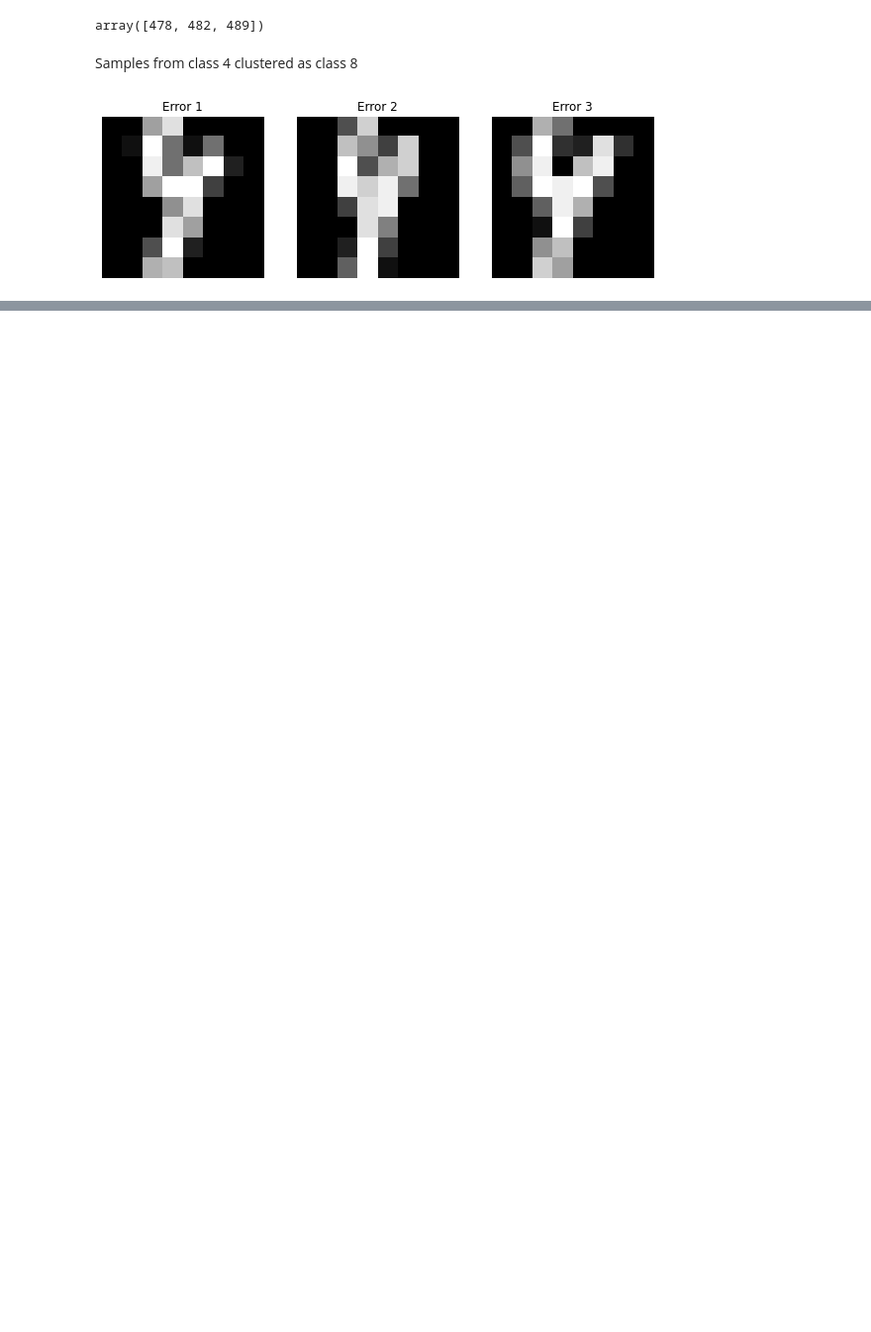
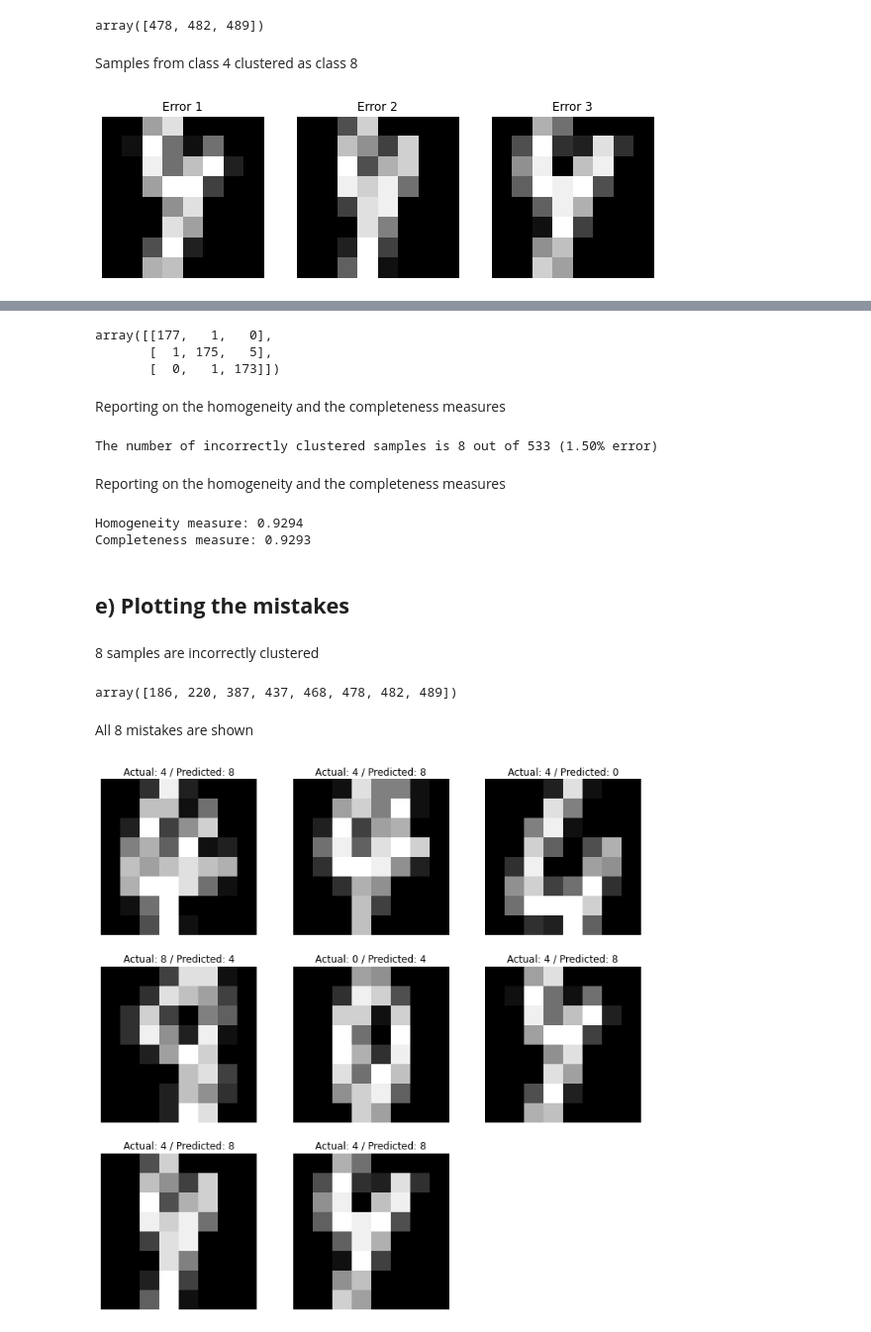
Before and after one commit to melihkurtaran/MachineLearning, a Jupyter notebook: UnsupervisedLearning/UnsupervisedLearning.ipynb, the cells around one changed output, grey strips where cells are left out. Shown at 99% size. Drawn from its saved outputs; the diff is of its cells as text; code cells hidden in the pictures; blank space fills up the shorter version.

```diff
--- a/UnsupervisedLearning/UnsupervisedLearning.ipynb
+++ b/UnsupervisedLearning/UnsupervisedLearning.ipynb
@@ -248,0 +489,56 @@ plt.show()
+# %%
+contingency_matrix
+# %% [output]
+array([[177,   1,   0],
+       [  1, 175,   5],
+       [  0,   1, 173]])
+# %% [markdown]
+Reporting on the homogeneity and the completeness measures
+# %%
+# Identify the number of incorrectly clustered samples
+incorrectly_clustered_samples = np.sum(contingency_matrix) - np.sum(np.diag(contingency_matrix))
+total_samples = np.sum(contingency_matrix)
+percentage_errors = incorrectly_clustered_samples / total_samples
+
+print("The number of incorrectly clustered samples is {} out of {} ({:.2f}% error)"
+.format(incorrectly_clustered_samples, total_samples, (percentage_errors*100)))
+# %% [output]
+The number of incorrectly clustered samples is 8 out of 533 (1.50% error)
+# %% [markdown]
+Reporting on the homogeneity and the completeness measures
+# %%
+# Compute homogeneity and completeness measures
+homogeneity = homogeneity_score(y, labels)
+completeness = completeness_score(y, labels)
+
+print("Homogeneity measure: {:.4f}".format(homogeneity))
+print("Completeness measure: {:.4f}".format(completeness))
+# %% [output]
+Homogeneity measure: 0.9294
+Completeness measure: 0.9293
+# %% [markdown]
+## **e) Plotting the mistakes**
+# %% [markdown]
+8 samples are incorrectly clustered
+# %%
+# Find the indexes of misclassified samples
+misclassified_indexes = np.where(y != labels)[0]
+misclassified_indexes
+# %% [output]
+array([186, 220, 387, 437, 468, 478, 482, 489])
+# %% [markdown]
+All 8 mistakes are shown
+# %%
+fig, axes = plt.subplots(3, 3, figsize=(12, 12))
+
+for i, ax in enumerate(axes.flat):
+    if i < len(misclassified_indexes):
+        ax.imshow(X[misclassified_indexes[i]].reshape(8,8), cmap='gray')
+        ax.set_title('Actual: ' + str(y[misclassified_indexes[i]])
+                     + ' / Predicted: '  + str(labels[misclassified_indexes[i]]))
+        ax.axis('off')
+    else:
+        ax.axis('off')
+plt.show()
+# %% [output]
+[figure, added]
```
Also changed, not shown: parts of 19 cells of this notebook.
